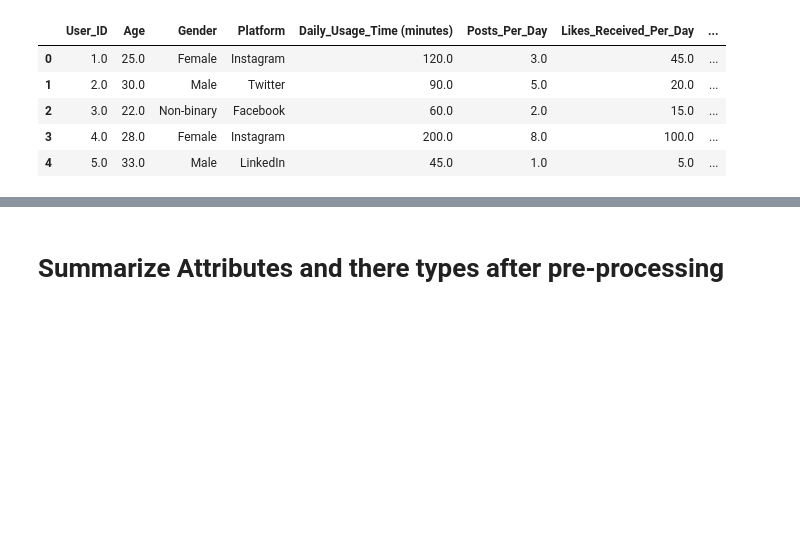
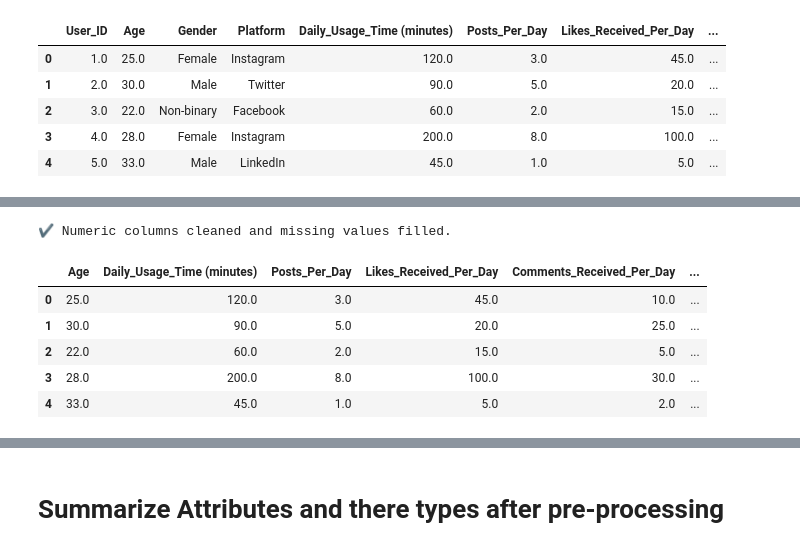
Before and after one commit to WajdAlsuhaymi/IT326-DataMining-Group2, a Jupyter notebook: Reports/Phase3.ipynb, the cells around one changed output, grey strips where cells are left out. Cells and saved outputs as stored; diff of their text form; code cells hidden in the pictures; blank space fills up the shorter version.

```diff
--- a/Reports/Phase3.ipynb
+++ b/Reports/Phase3.ipynb
@@ -220,0 +250,28 @@ df_processed.head()
+# %%
+# تعريف الأعمدة الرقمية
+numeric_cols = [
+    "Age",
+    "Daily_Usage_Time (minutes)",
+    "Posts_Per_Day",
+    "Likes_Received_Per_Day",
+    "Comments_Received_Per_Day",
+    "Messages_Sent_Per_Day"
+]
+
+# تحويل للأرقام (احتياط)
+df_processed[numeric_cols] = df_processed[numeric_cols].apply(pd.to_numeric, errors='coerce')
+
+# تعويض القيم الناقصة بالمتوسط لكل عمود
+for col in numeric_cols:
+    df_processed[col] = df_processed[col].fillna(df_processed[col].mean())
+
+print("✔ Numeric columns cleaned and missing values filled.")
+df_processed[numeric_cols].head()
+# %% [output]
+✔ Numeric columns cleaned and missing values filled.
+|  | Age | Daily_Usage_Time (minutes) | Posts_Per_Day | Likes_Received_Per_Day | Comments_Received_Per_Day | ... |
+| 0 | 25.0 | 120.0 | 3.0 | 45.0 | 10.0 | ... |
+| 1 | 30.0 | 90.0 | 5.0 | 20.0 | 25.0 | ... |
+| 2 | 22.0 | 60.0 | 2.0 | 15.0 | 5.0 | ... |
+| 3 | 28.0 | 200.0 | 8.0 | 100.0 | 30.0 | ... |
+| 4 | 33.0 | 45.0 | 1.0 | 5.0 | 2.0 | ... |
```
Also changed, not shown: parts of 23 cells of this notebook.
